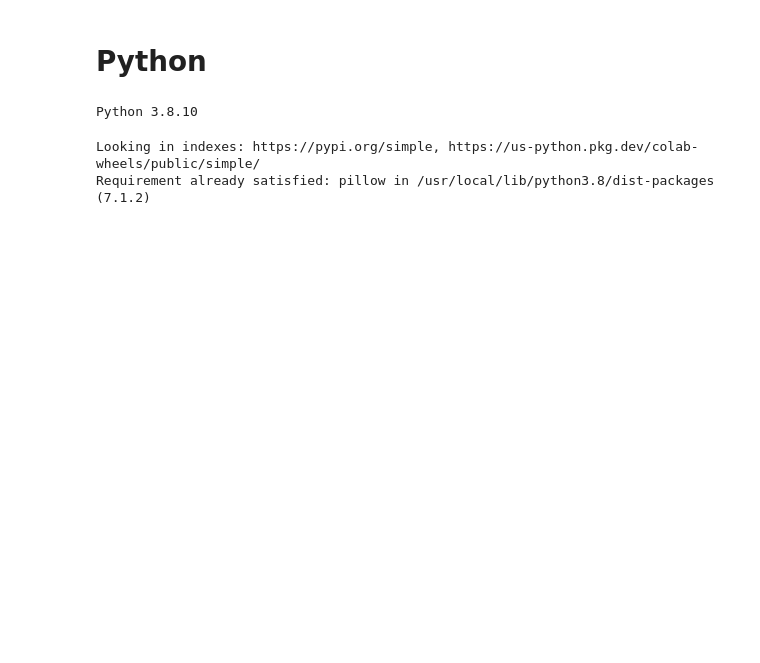
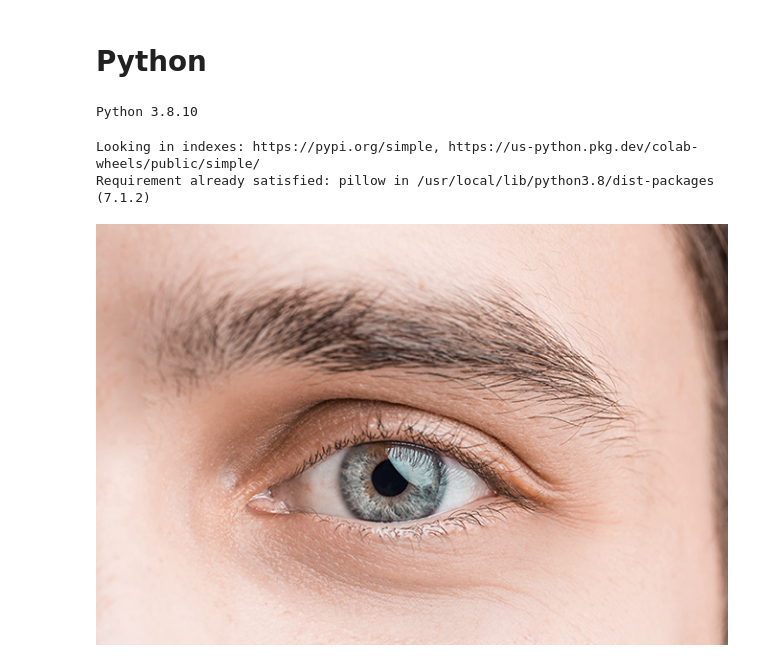
Before and after one commit to izvdawdwes/python-colab, a Jupyter notebook: daw_dwes_python_clase1.ipynb, the cells around one changed output. Cells and saved outputs as stored; diff of their text form; code cells hidden in the pictures; blank space fills up the shorter version.

```diff
--- a/daw_dwes_python_clase1.ipynb
+++ b/daw_dwes_python_clase1.ipynb
@@ -34,3 +34,8 @@ ejemplo2()
 from PIL import Image
 im = Image.open('foto.jpg')
 im
+# %%
+im2 = Image.open('/content/drive/MyDrive/colab-data/ojo.jpg')
+im2
+# %% [output]
+[figure, added]
```
Also changed, not shown: parts of 14 cells of this notebook.
